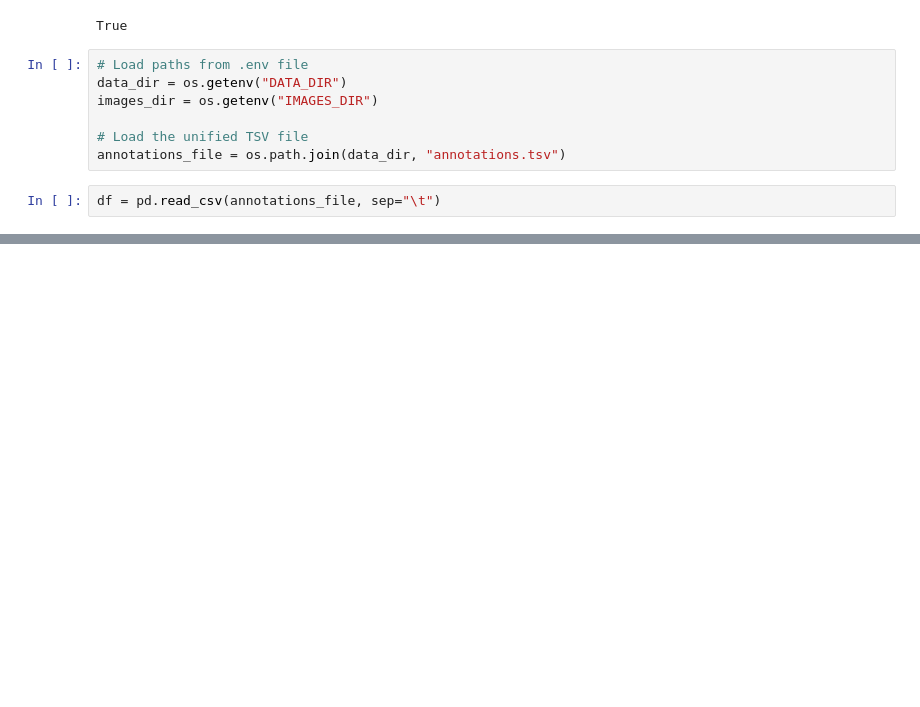
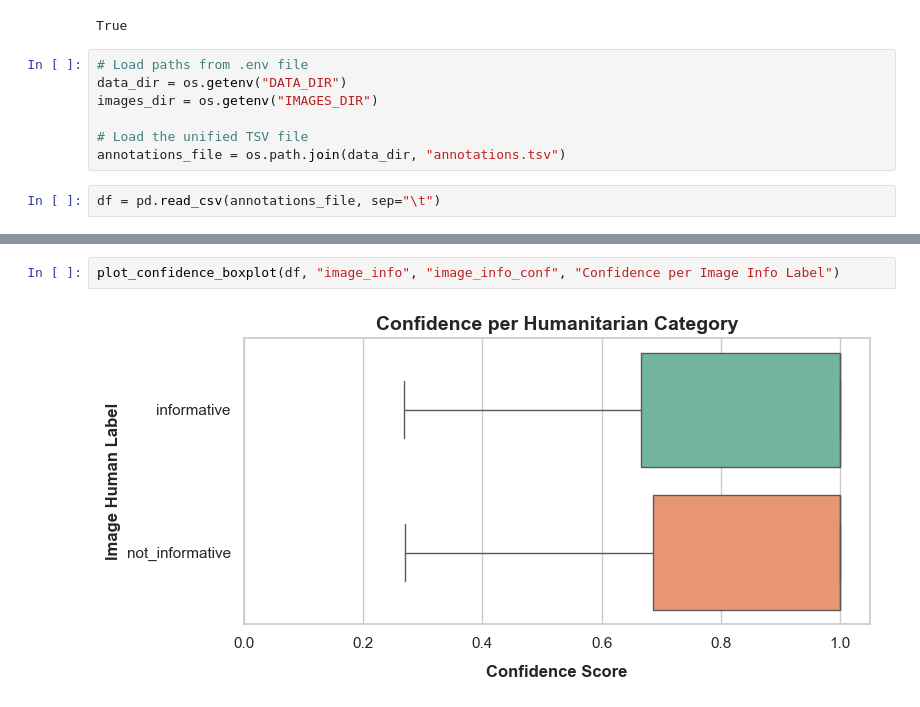
Before and after one commit to andreaceto/multimodal-crisis-classification, a Jupyter notebook: eda/images_analysis.ipynb, the cells around one changed output, grey strips where cells are left out. Drawn from its saved outputs; the diff is of its cells as text; blank space fills up the shorter version.

```diff
--- a/eda/images_analysis.ipynb
+++ b/eda/images_analysis.ipynb
@@ -88,0 +241,4 @@ print(f'{len(df["img_aspect_ratio"].unique())} Different aspect ratio values')
+# %%
+plot_confidence_boxplot(df, "image_info", "image_info_conf", "Confidence per Image Info Label")
+# %% [output]
+[figure, added]
```
Also changed, not shown: parts of 24 cells of this notebook.
